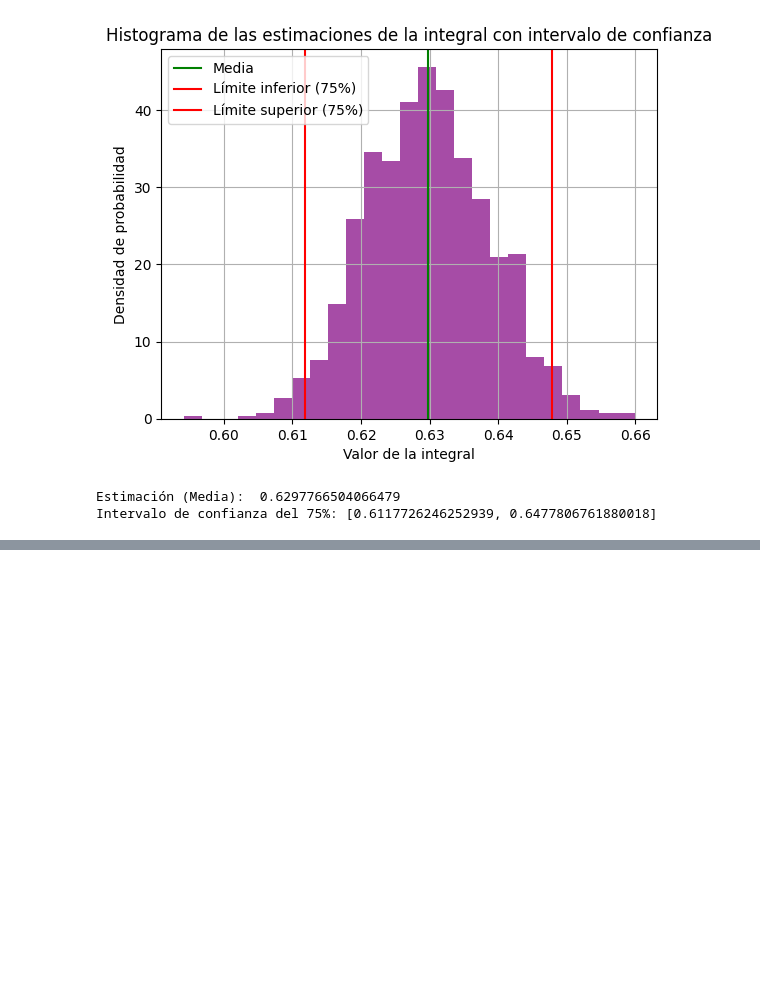
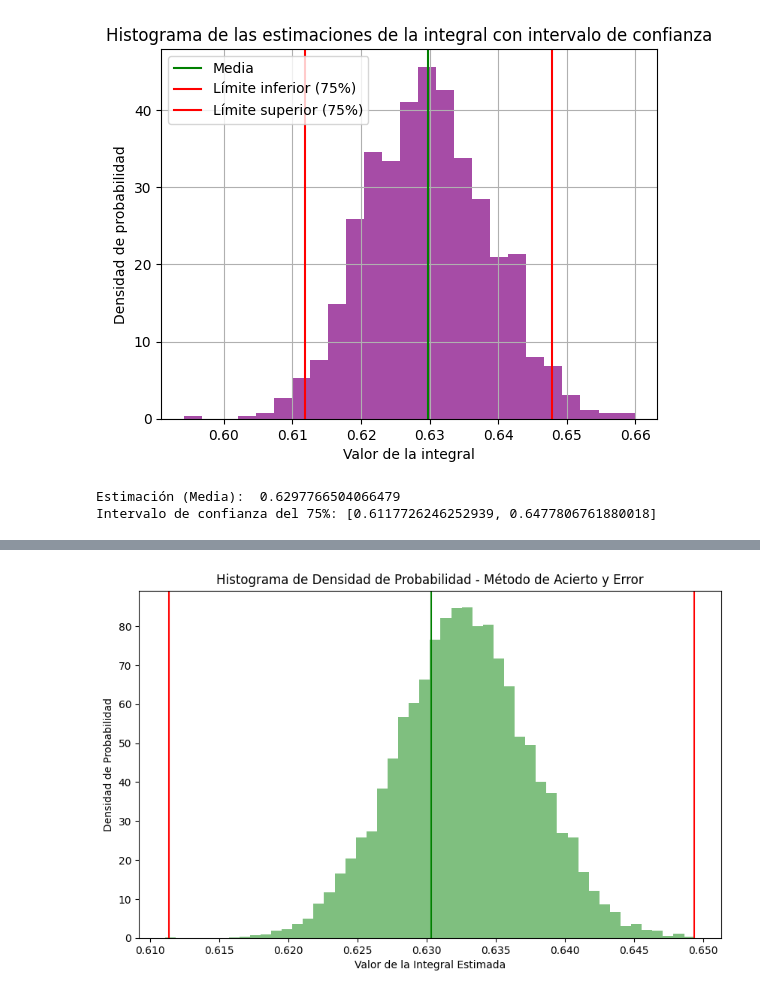
Before and after one commit to 0DianaHernandez/Simulaci-n-I, a Jupyter notebook: Intrgracion_MC.ipynb, the cells around one changed output, grey strips where cells are left out. Cells and saved outputs as stored; diff of their text form; code cells hidden in the pictures; blank space fills up the shorter version.

```diff
--- a/Intrgracion_MC.ipynb
+++ b/Intrgracion_MC.ipynb
@@ -165,0 +234,4 @@ Intervalo de confianza del 75%: [0.6117726246252939, 0.6477806761880018]
+# %%
+#Observamos que apafrtir de 500 hay más estabilidad
+# Parámetros
+N = 500  # Número de puntos de la simulación
@@ -165,0 +252,18 @@ Intervalo de confianza del 75%: [0.6117726246252939, 0.6477806761880018]
+# %%
+# Obtener muestras de la integral estimada
+muestras = np.random.normal(loc=integral, scale=np.sqrt((integral * (1 - integral)) / N), size=N)
+
+# Graficar el histograma de densidad de probabilidad para el método de Acierto y Error
+
+plt.figure(figsize=(10, 6))
+plt.hist(samples_acierto_error, bins=50, density=True, alpha=0.5, color='green')
+# Líneas para la media y los límites del intervalo de confianza
+plt.axvline(mu, label='Media', color="green")
+plt.axvline(lower_bound,color='red', label='Límite inferior (95%)')
+plt.axvline(upper_bound,color='red', label='Límite superior (95%)')
+plt.title('Histograma de Densidad de Probabilidad - Método de Acierto y Error')
+plt.xlabel('Valor de la Integral Estimada')
+plt.ylabel('Densidad de Probabilidad')
+plt.show()
+# %% [output]
+[figure, added]
```
Also changed, not shown: parts of 7 cells of this notebook.
